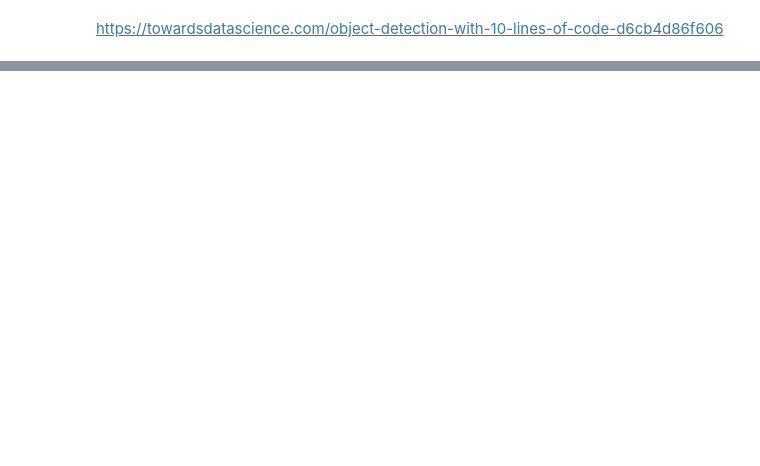
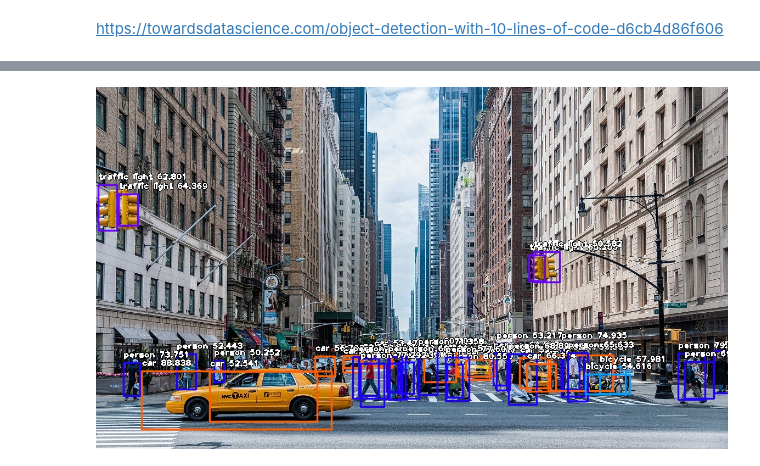
Before and after one commit to lprone/dataScience, a Jupyter notebook: image_recognition/Image Recognition.ipynb, the cells around one changed output, grey strips where cells are left out. Cells and saved outputs as stored; diff of their text form; code cells hidden in the pictures; blank space fills up the shorter version.

Commit message:
display pics

```diff
--- a/image_recognition/Image Recognition.ipynb
+++ b/image_recognition/Image Recognition.ipynb
@@ -34,0 +47,5 @@ person : 95.81757187843323
+# %%
+from IPython.display import Image
+Image("imagenew.jpg")
+# %% [output]
+[figure, added]
```
Also changed, not shown: parts of 7 cells of this notebook.
